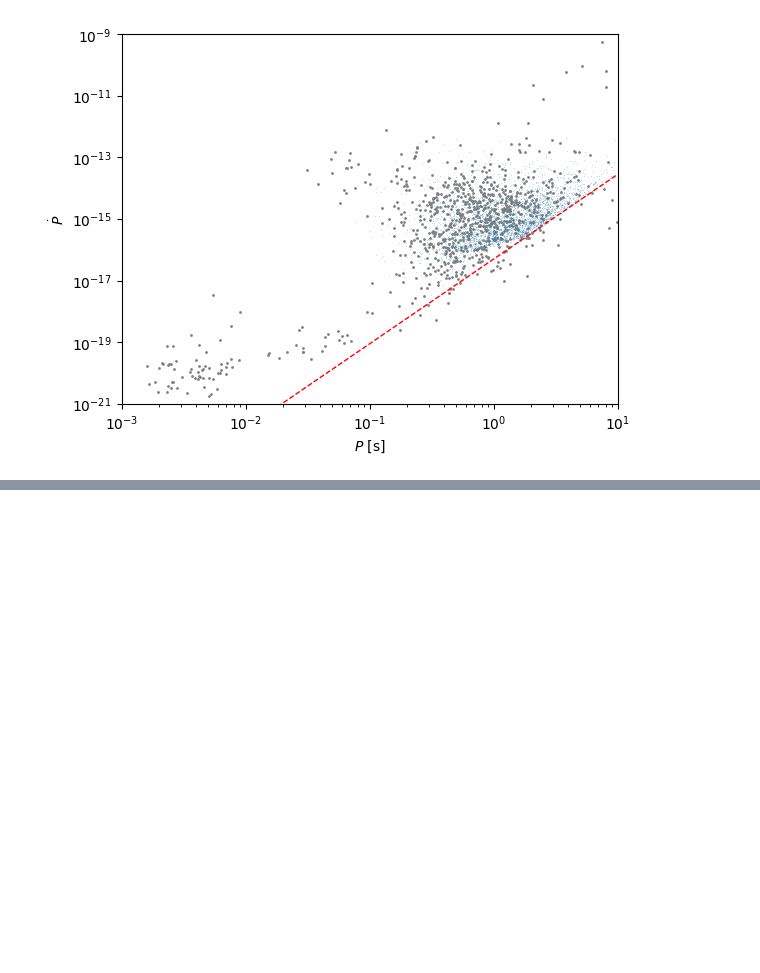
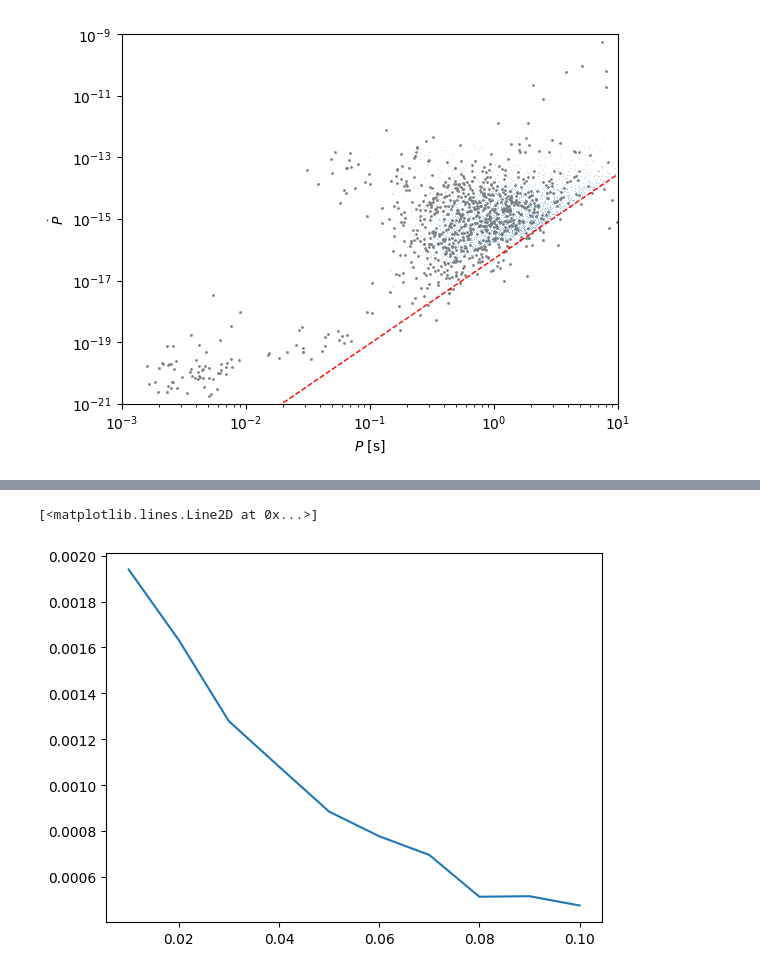
Before and after one commit to haykh/psr-evolve, a Jupyter notebook: pop-synthesis.ipynb, the cells around one changed output, grey strips where cells are left out. Cells and saved outputs as stored; diff of their text form; code cells hidden in the pictures; blank space fills up the shorter version.

```diff
--- a/pop-synthesis.ipynb
+++ b/pop-synthesis.ipynb
@@ -121,0 +201,35 @@ np.float64(0.0011226757928086792)
+# %%
+#same thing as above but for beta values instead of n
+beta_values = np.linspace(0.01,0.1, 10)
+sample_distance_b = []
+
+for beta in beta_values:
+    print("pulsars with beta=", beta)
+
+    pulsars = Simulate_Evolution(
+        birth_rate=0.2 / 100,
+        total_time=1e8,
+        nbraking=3,
+        beta=beta,
+    )
+
+    detected_pulsars = pulsars.select(Detectable_Geometric).select(Detectable_Radioflux)
+
+    real_pulsars = np.array(
+        [
+            np.log(real_pulsars_P[mask]),
+            np.log(real_pulsars_Pdot[mask]),
+            # real_pulsars_Dist[mask],
+        ]
+    ).T
+    synthetic_pulsars = np.array(
+        [
+            np.log(detected_pulsars.Ps),
+            np.log(detected_pulsars.Pdots),
+            # detectable_pulsars.distances,
+        ]
+    ).T
+
+    d = SampleDistance(real_pulsars, synthetic_pulsars)
+    print(d)
+    sample_distance_b.append(d)
@@ -121,0 +257,5 @@ np.float64(0.0011226757928086792)
+# %%
+plt.plot(beta_values, sample_distance_b)
+# %% [output]
+[<matplotlib.lines.Line2D at 0x...>]
+[figure, added]
```
Also changed, not shown: parts of 8 cells of this notebook.
